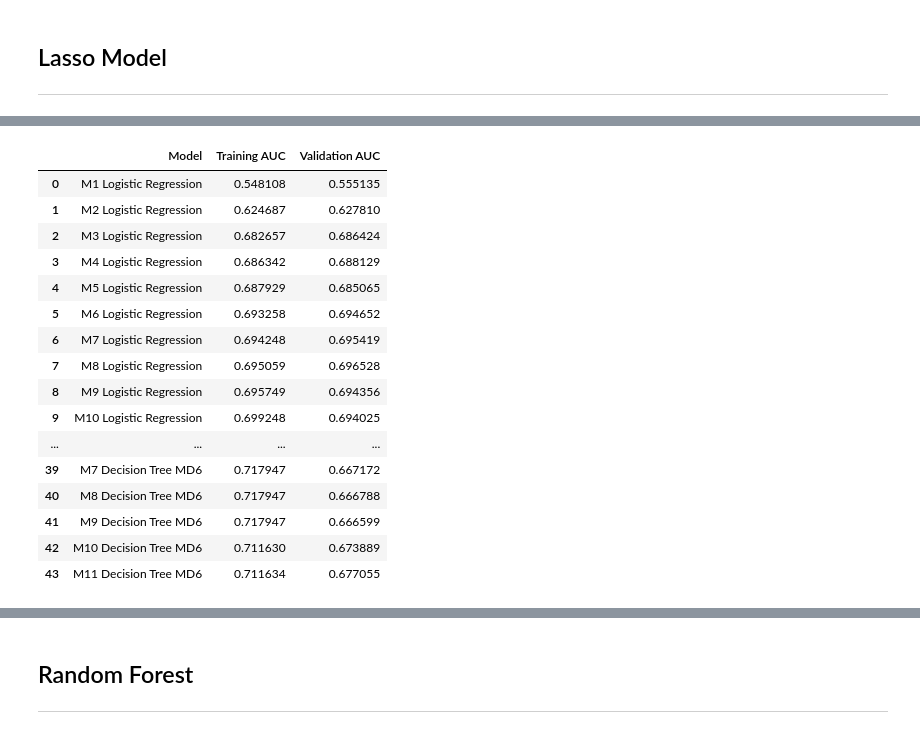
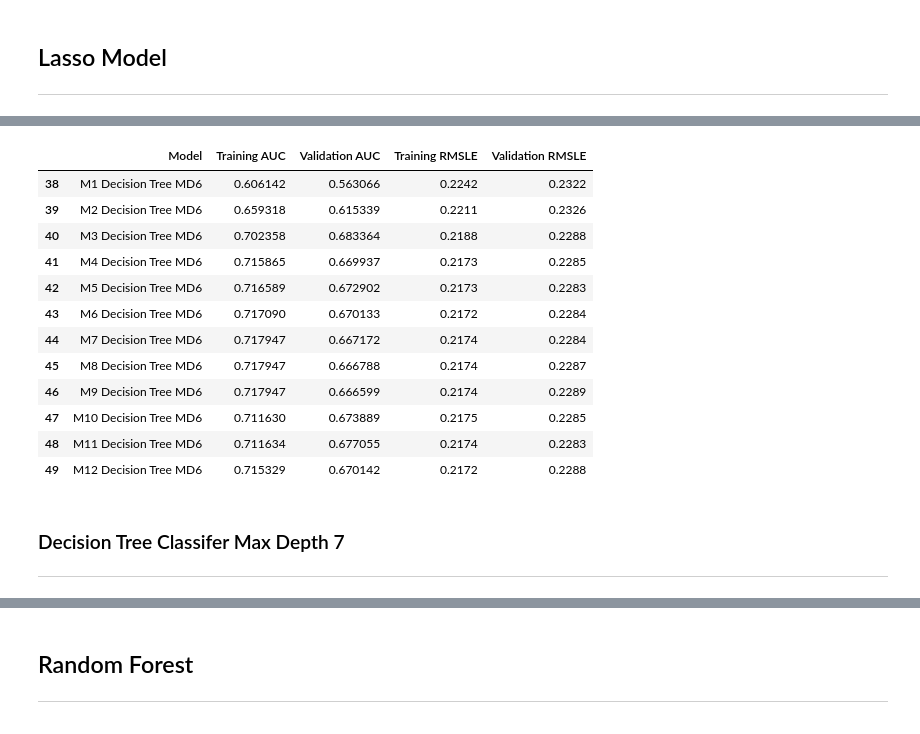
Before and after one commit to Iandrewburg/Data_Science, a Jupyter notebook: Data_Science_2/Assignments/Take_Home_Final/brandenburg_kaggle.ipynb, the cells around one changed output, grey strips where cells are left out. Cells and saved outputs as stored; diff of their text form; code cells hidden in the pictures.

```diff
--- a/Data_Science_2/Assignments/Take_Home_Final/brandenburg_kaggle.ipynb
+++ b/Data_Science_2/Assignments/Take_Home_Final/brandenburg_kaggle.ipynb
@@ -353,7 +431,8 @@ models = {
     'M8': basic_text_features + content_properties + keyword_performance + self_reference_metrics + publication_timing + content_topic_and_sentiment + title_sentiment + sqrd_title_sentiment,
     'M9': basic_text_features + content_properties + keyword_performance + self_reference_metrics + publication_timing + content_topic_and_sentiment + title_sentiment + sqrd_title_sentiment + sqrd_basic_text_features,
     'M10': basic_text_features + content_properties + keyword_performance + self_reference_metrics + publication_timing + content_topic_and_sentiment + title_sentiment + sqrd_title_sentiment + sqrd_basic_text_features + interaction_basic_text_features,
-    'M11': basic_text_features + content_properties + keyword_performance + self_reference_metrics + publication_timing + content_topic_and_sentiment + title_sentiment + sqrd_title_sentiment + sqrd_basic_text_features + interaction_basic_text_features + interaction_title_sentiment_features
+    'M11': basic_text_features + content_properties + keyword_performance + self_reference_metrics + publication_timing + content_topic_and_sentiment + title_sentiment + sqrd_title_sentiment + sqrd_basic_text_features + interaction_basic_text_features + interaction_title_sentiment_features,
+    'M12': perm_importance_variables
 }
 # %%
 # Split 'train_data' into training and validation sets
@@ -393,3 +442,13 @@ M11 Validation Accuracy: 0.8737
 # %% [markdown]
 # Models
 ---
+# %%
+def calculateRMSLE(prediction, y_obs):
+    return round(np.sqrt(
+        np.mean(
+            (
+                np.log(np.where(prediction < 0, 0, prediction) + 1) -
+                np.log(y_obs + 1)
+            )**2
+        )
+    ), 4)
@@ -535,13 +717,4 @@ Completed M11 in 1.83 seconds
 # %%
-from sklearn.compose import ColumnTransformer
-from sklearn.pipeline import Pipeline
-from sklearn.preprocessing import MinMaxScaler
-from sklearn.tree import DecisionTreeClassifier
-from sklearn.metrics import roc_auc_score
-import pandas as pd
-import numpy as np
-import time
-
 for group_name, features in models.items():
     start_time = time.time()  # Start timer
 
@@ -558,16 +731,21 @@ for group_name, features in models.items():
     train_prob = pipe_tree.predict_proba(X_train[features])[:, 1]
     val_prob = pipe_tree.predict_proba(X_val[features])[:, 1]
 
-    # Calculate AUC scores using the probabilities
+    # Calculate AUC scores
     train_auc = roc_auc_score(y_train, train_prob)
     val_auc = roc_auc_score(y_val, val_prob)
 
+    # Calculate RMSLE
+    train_rmsle = calculateRMSLE(train_prob, y_train)
+    val_rmsle = calculateRMSLE(val_prob, y_val)
+
     # Append results
-    new_row = pd.DataFrame([[f"{group_name} Decision Tree MD5", train_auc, val_auc]], columns=['Model', 'Training AUC', 'Validation AUC'])
+    new_row = pd.DataFrame([[f"{group_name} Decision Tree MD5", train_auc, val_auc, train_rmsle, val_rmsle]],
+                           columns=['Model', 'Training AUC', 'Validation AUC', 'Training RMSLE', 'Validation RMSLE'])
     results_df = pd.concat([results_df, new_row], ignore_index=True)
 
     end_time = time.time()  # End timer
     print(f"Completed {group_name} in {end_time - start_time:.2f} seconds")
 
-results_df
+results_df.tail(12)
 # %% [output]
@@ -620,12 +798,17 @@ for group_name, features in models.items():
     train_auc = roc_auc_score(y_train, train_prob)
     val_auc = roc_auc_score(y_val, val_prob)
 
+    # Calculate RMSLE
+    train_rmsle = calculateRMSLE(train_prob, y_train)
+    val_rmsle = calculateRMSLE(val_prob, y_val)
+
     # Append results
-    new_row = pd.DataFrame([[f"{group_name} Decision Tree MD6", train_auc, val_auc]], columns=['Model', 'Training AUC', 'Validation AUC'])
+    new_row = pd.DataFrame([[f"{group_name} Decision Tree MD6", train_auc, val_auc, train_rmsle, val_rmsle]],
+                           columns=['Model', 'Training AUC', 'Validation AUC', 'Training RMSLE', 'Validation RMSLE'])
     results_df = pd.concat([results_df, new_row], ignore_index=True)
 
     end_time = time.time()  # End timer
     print(f"Completed {group_name} in {end_time - start_time:.2f} seconds")
 
-results_df
+results_df.tail(12)
 # %% [output]
@@ -643,20 +827,19 @@ Completed M11 in 1.46 seconds
-|  | Model | Training AUC | Validation AUC |
-| 0 | M1 Logistic Regression | 0.548108 | 0.555135 |
-| 1 | M2 Logistic Regression | 0.624687 | 0.627810 |
-| 2 | M3 Logistic Regression | 0.682657 | 0.686424 |
-| 3 | M4 Logistic Regression | 0.686342 | 0.688129 |
-| 4 | M5 Logistic Regression | 0.687929 | 0.685065 |
-| 5 | M6 Logistic Regression | 0.693258 | 0.694652 |
-| 6 | M7 Logistic Regression | 0.694248 | 0.695419 |
-| 7 | M8 Logistic Regression | 0.695059 | 0.696528 |
-| 8 | M9 Logistic Regression | 0.695749 | 0.694356 |
-| 9 | M10 Logistic Regression | 0.699248 | 0.694025 |
-| ... | ... | ... | ... |
-| 39 | M7 Decision Tree MD6 | 0.717947 | 0.667172 |
-| 40 | M8 Decision Tree MD6 | 0.717947 | 0.666788 |
-| 41 | M9 Decision Tree MD6 | 0.717947 | 0.666599 |
-| 42 | M10 Decision Tree MD6 | 0.711630 | 0.673889 |
-| 43 | M11 Decision Tree MD6 | 0.711634 | 0.677055 |
+|  | Model | Training AUC | Validation AUC | Training RMSLE | Validation RMSLE |
+| 38 | M1 Decision Tree MD6 | 0.606142 | 0.563066 | 0.2242 | 0.2322 |
+| 39 | M2 Decision Tree MD6 | 0.659318 | 0.615339 | 0.2211 | 0.2326 |
+| 40 | M3 Decision Tree MD6 | 0.702358 | 0.683364 | 0.2188 | 0.2288 |
+| 41 | M4 Decision Tree MD6 | 0.715865 | 0.669937 | 0.2173 | 0.2285 |
+| 42 | M5 Decision Tree MD6 | 0.716589 | 0.672902 | 0.2173 | 0.2283 |
+| 43 | M6 Decision Tree MD6 | 0.717090 | 0.670133 | 0.2172 | 0.2284 |
+| 44 | M7 Decision Tree MD6 | 0.717947 | 0.667172 | 0.2174 | 0.2284 |
+| 45 | M8 Decision Tree MD6 | 0.717947 | 0.666788 | 0.2174 | 0.2287 |
+| 46 | M9 Decision Tree MD6 | 0.717947 | 0.666599 | 0.2174 | 0.2289 |
+| 47 | M10 Decision Tree MD6 | 0.711630 | 0.673889 | 0.2175 | 0.2285 |
+| 48 | M11 Decision Tree MD6 | 0.711634 | 0.677055 | 0.2174 | 0.2283 |
+| 49 | M12 Decision Tree MD6 | 0.715329 | 0.670142 | 0.2172 | 0.2288 |
+# %% [markdown]
+### Decision Tree Classifer Max Depth 7
+---
 # %%
 for group_name, features in models.items():
     start_time = time.time()  # Start timer
```
Also changed, not shown: parts of 89 cells of this notebook, 10 other files.
